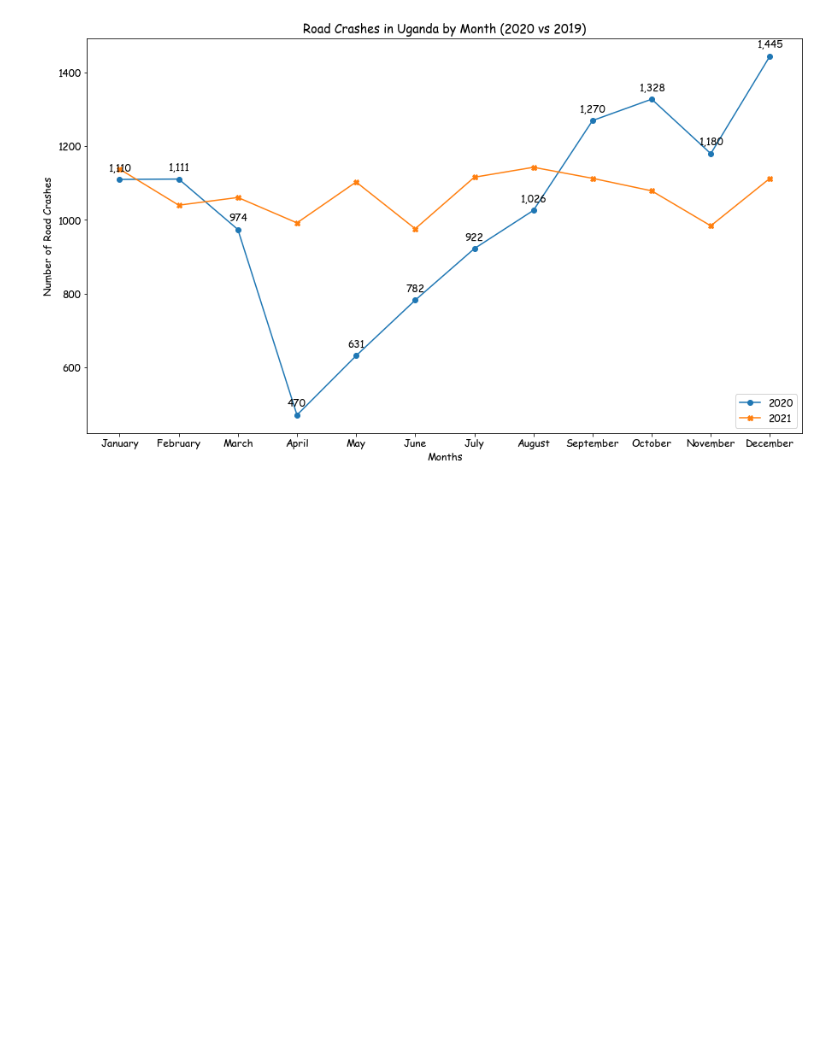
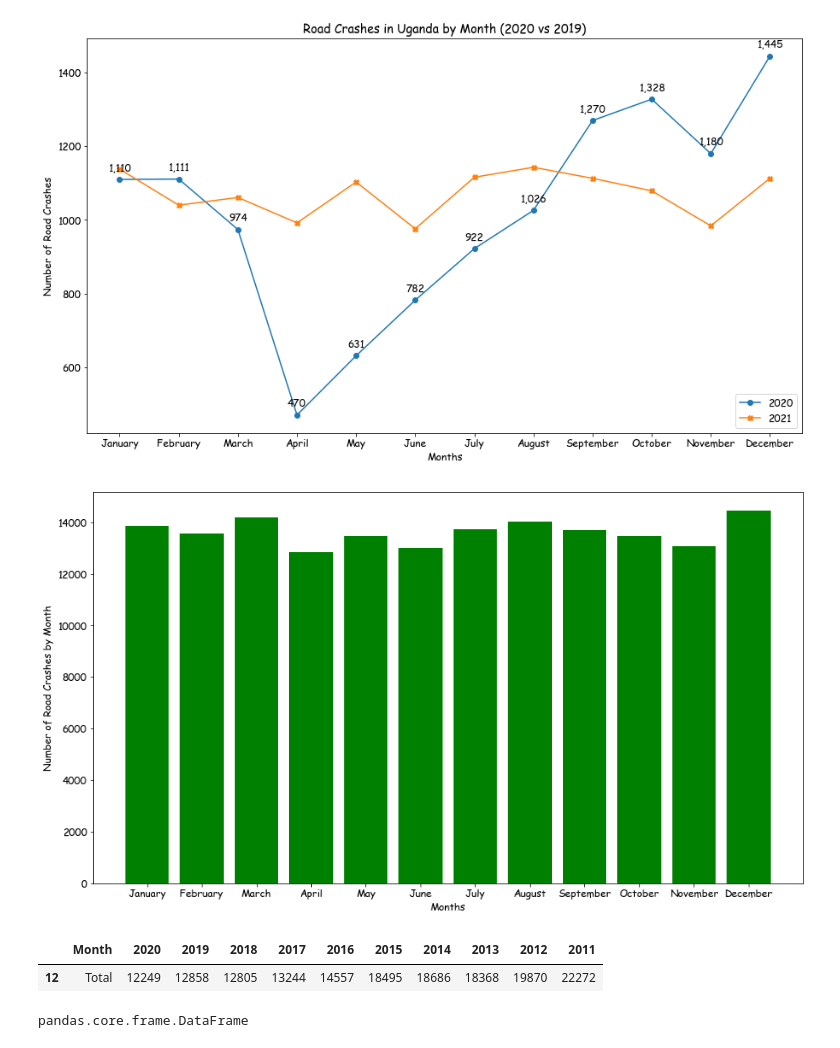
Before and after one commit to tmusimbi/Road-Traffic-Crashes-In-Uganda-2011---2020, a Jupyter notebook: Road_Crash_Data_UG.ipynb, the cells around one changed output. Cells and saved outputs as stored; diff of their text form; code cells hidden in the pictures; blank space fills up the shorter version.

```diff
--- a/Road_Crash_Data_UG.ipynb
+++ b/Road_Crash_Data_UG.ipynb
@@ -191,3 +199,19 @@ for x,y_2020 in zip(x,y_2020):
 plt.show()
 # %% [output]
 [figure]
+# %%
+plt.bar(road_crash_data['Month'],road_crash_data.sum(axis=1),color='g')
+plt.xlabel("Months")
+plt.ylabel("Number of Road Crashes by Month")
+plt.show()
+# %% [output]
+[figure, added]
+# %%
+Total_by_Year
+# %% [output]
+|  | Month | 2020 | 2019 | 2018 | 2017 | 2016 | 2015 | 2014 | 2013 | 2012 | 2011 |
+| 12 | Total | 12249 | 12858 | 12805 | 13244 | 14557 | 18495 | 18686 | 18368 | 19870 | 22272 |
+# %%
+type(Total_by_Year)
+# %% [output]
+pandas.core.frame.DataFrame
```
Also changed, not shown: parts of 14 cells of this notebook.
